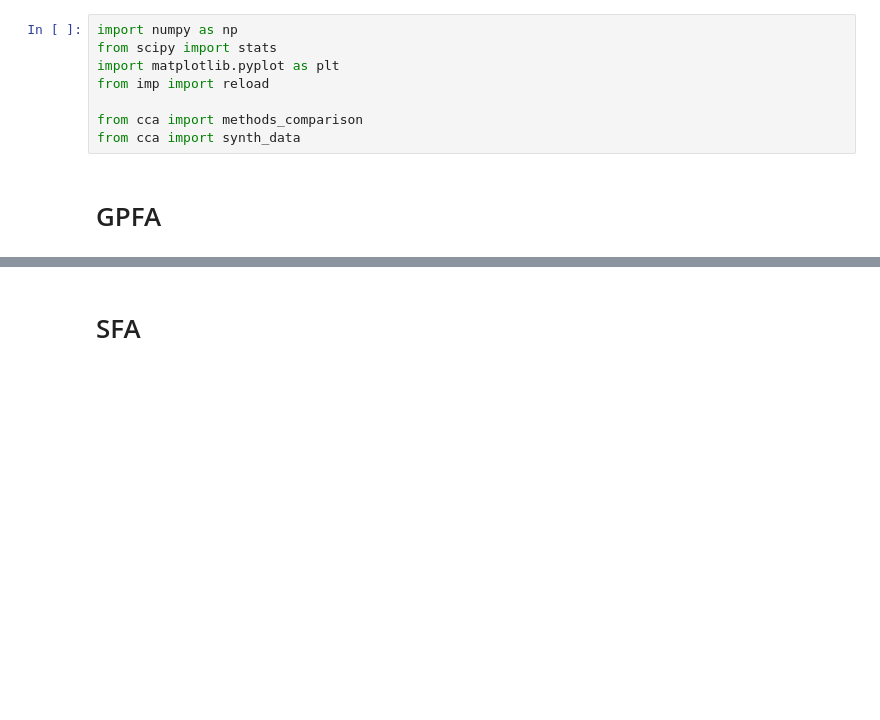
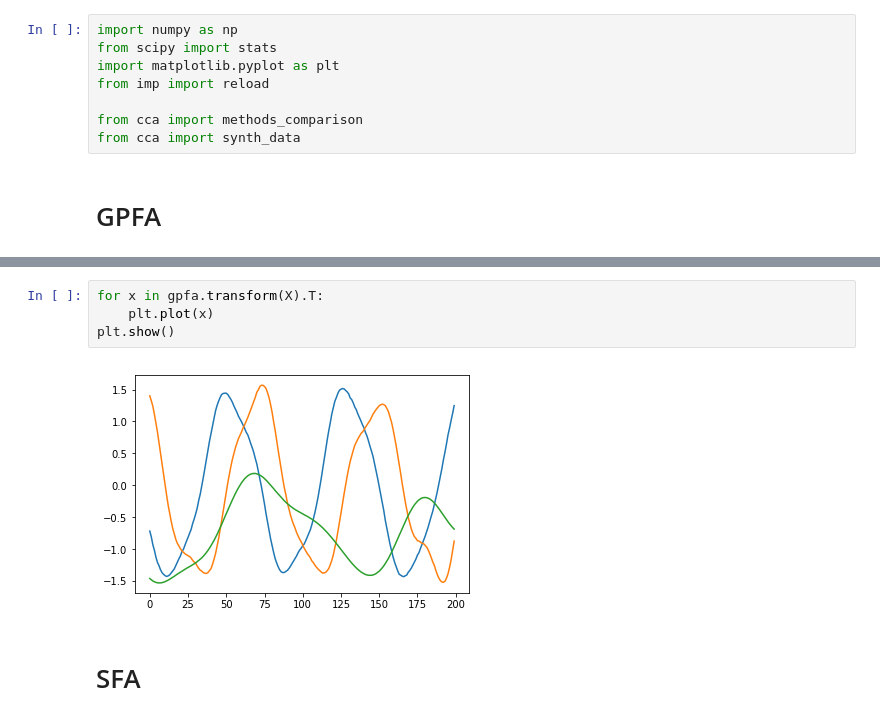
Before and after one commit to BouchardLab/DynamicalComponentsAnalysis, a Jupyter notebook: notebooks/methods_comparison_testing.ipynb, the cells around one changed output, grey strips where cells are left out. Cells and saved outputs as stored; diff of their text form; blank space fills up the shorter version.

```diff
--- a/notebooks/methods_comparison_testing.ipynb
+++ b/notebooks/methods_comparison_testing.ipynb
@@ -49,3 +45,9 @@ a * 3
+# %%
+for x in gpfa.transform(X).T:
+    plt.plot(x)
+plt.show()
+# %% [output]
+[figure, added]
 # %% [markdown]
 # SFA
 # %%
```
Also changed, not shown: parts of 2 cells of this notebook, 1 other file.
